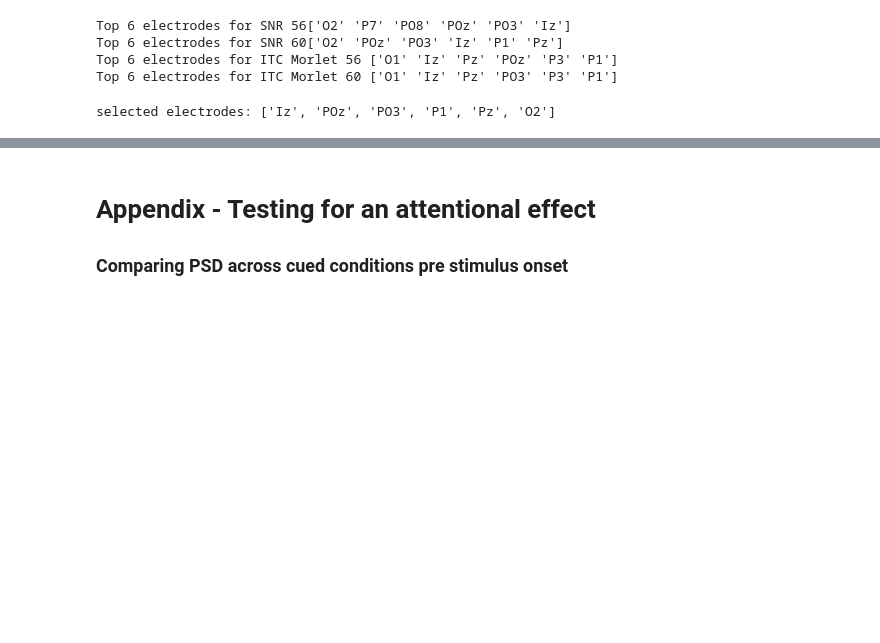
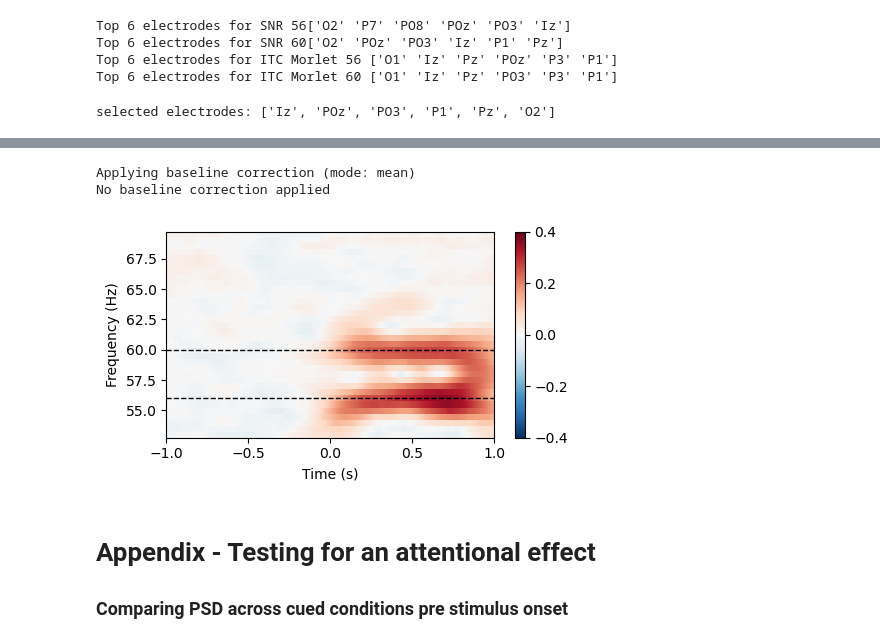
Before and after one commit to LpZamora/RIFT_thesis_expe1, a Jupyter notebook: 3a_analysis_A2_hypothesis_driven_electrode_selection.ipynb, the cells around one changed output, grey strips where cells are left out. Drawn from its saved outputs; the diff is of its cells as text; code cells hidden in the pictures; blank space fills up the shorter version.

```diff
--- a/3a_analysis_A2_hypothesis_driven_electrode_selection.ipynb
+++ b/3a_analysis_A2_hypothesis_driven_electrode_selection.ipynb
@@ -372,3 +445,39 @@ selected electrodes: ['Iz', 'POz', 'PO3', 'P1', 'Pz', 'O2']
+# %%
+# n_cylce: trade-off temporal vs frequency resolution (is how many cycles of the frequency to include in the Gaussian envelope).
+# Frequency resolution is emphasized.
+
+# time window from -1 sec to 1 sec relative to cue
+tmin, tmax = -1, 1
+# Define range of frequencies of interest
+freqs = np.arange(53, 70, step = 0.5)
+_, itc = epochs_freqtag.copy().crop(tmin, tmax).compute_tfr(
+    method="morlet", freqs=freqs, n_cycles=freqs, return_itc=True, average=True
+)
+
+# Baseline (-1 to 0s) correction
+itc = itc.apply_baseline(baseline=(tmin, 0))
+
+fig, ax = plt.subplots(1, 1, figsize=(5, 3), sharey = True)
+
+channels = epochs_freqtag.info['ch_names']
+
+itc.plot(
+    baseline=None,
+    vlim=(-.4, .4),
+    axes=ax,
+    colorbar=True,
+    show=False,
+    combine='mean'
+)
+ax.axhline(y=56, color='black', linestyle='--', linewidth=1)
+ax.axhline(y=60, color='black', linestyle='--', linewidth=1)
+
+plt.tight_layout()
+plt.show()
+# %% [output]
+Applying baseline correction (mode: mean)
+No baseline correction applied
+[figure, added]
 # %% [markdown]
 # Appendix - Testing for an attentional effect
 ### Comparing PSD across cued conditions pre stimulus onset
```
Also changed, not shown: parts of 3 cells of this notebook, 10 other files.
